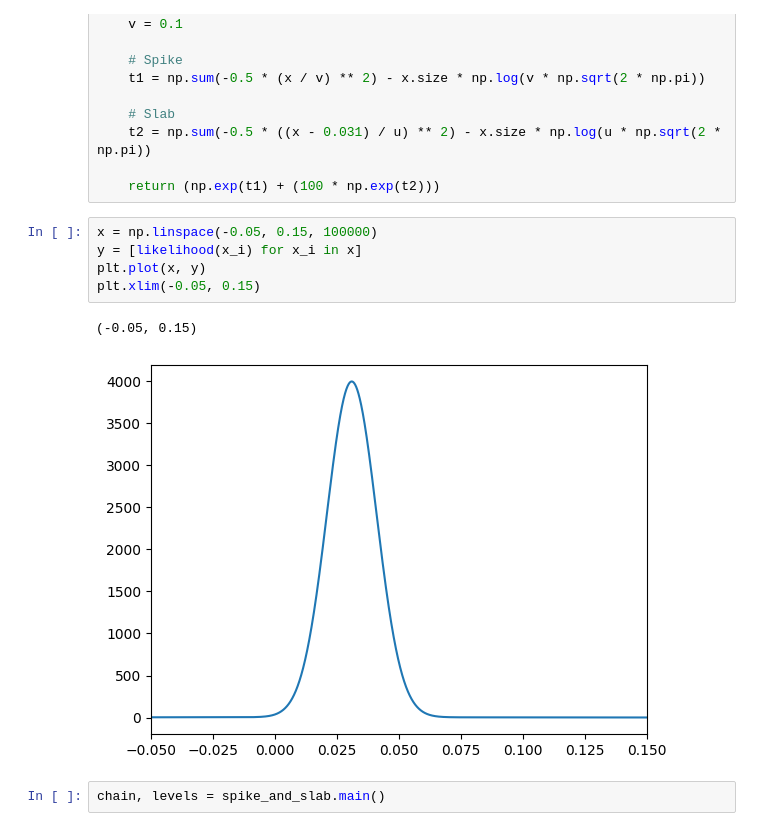
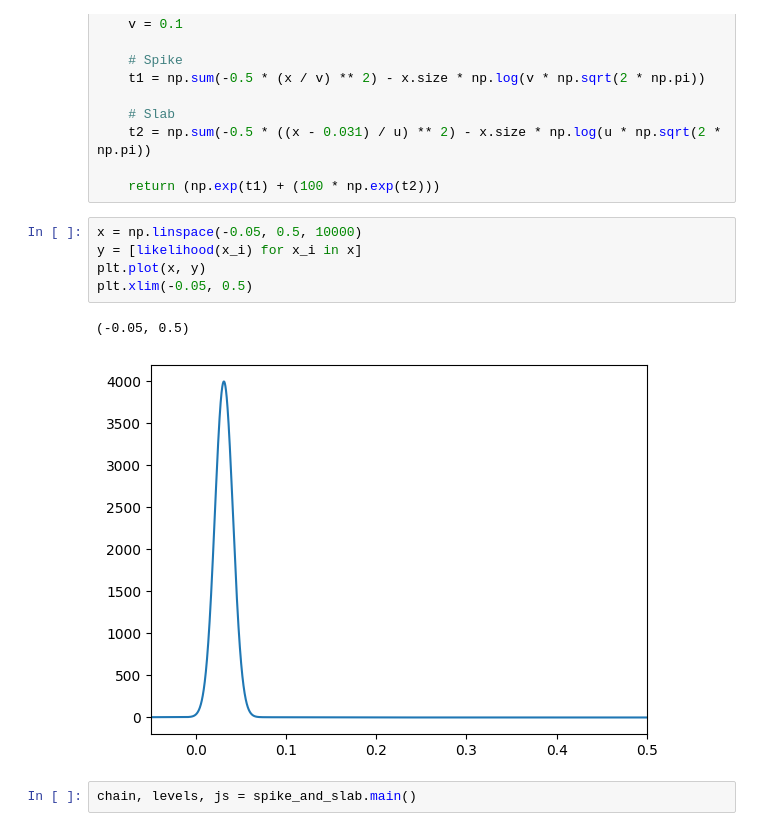
Before and after one commit to thomas-egg/nested_sampling, a Jupyter notebook: examples/spike_slab/sandbox.ipynb, the cells around one changed output. Drawn from its saved outputs; the diff is of its cells as text.

```diff
--- a/examples/spike_slab/sandbox.ipynb
+++ b/examples/spike_slab/sandbox.ipynb
@@ -28,13 +28,13 @@ def likelihood(x):
 
     return (np.exp(t1) + (100 * np.exp(t2)))
 # %%
-x = np.linspace(-0.05, 0.15, 100000)
+x = np.linspace(-0.05, 0.5, 10000)
 y = [likelihood(x_i) for x_i in x]
 plt.plot(x, y)
-plt.xlim(-0.05, 0.15)
+plt.xlim(-0.05, 0.5)
 # %% [output]
-(-0.05, 0.15)
+(-0.05, 0.5)
-[figure, old version]
+[figure, new version]
 # %%
-chain, levels = spike_and_slab.main()
+chain, levels, js = spike_and_slab.main()
 # %%
```
Also changed, not shown: parts of 3 cells of this notebook, 4 other files.
